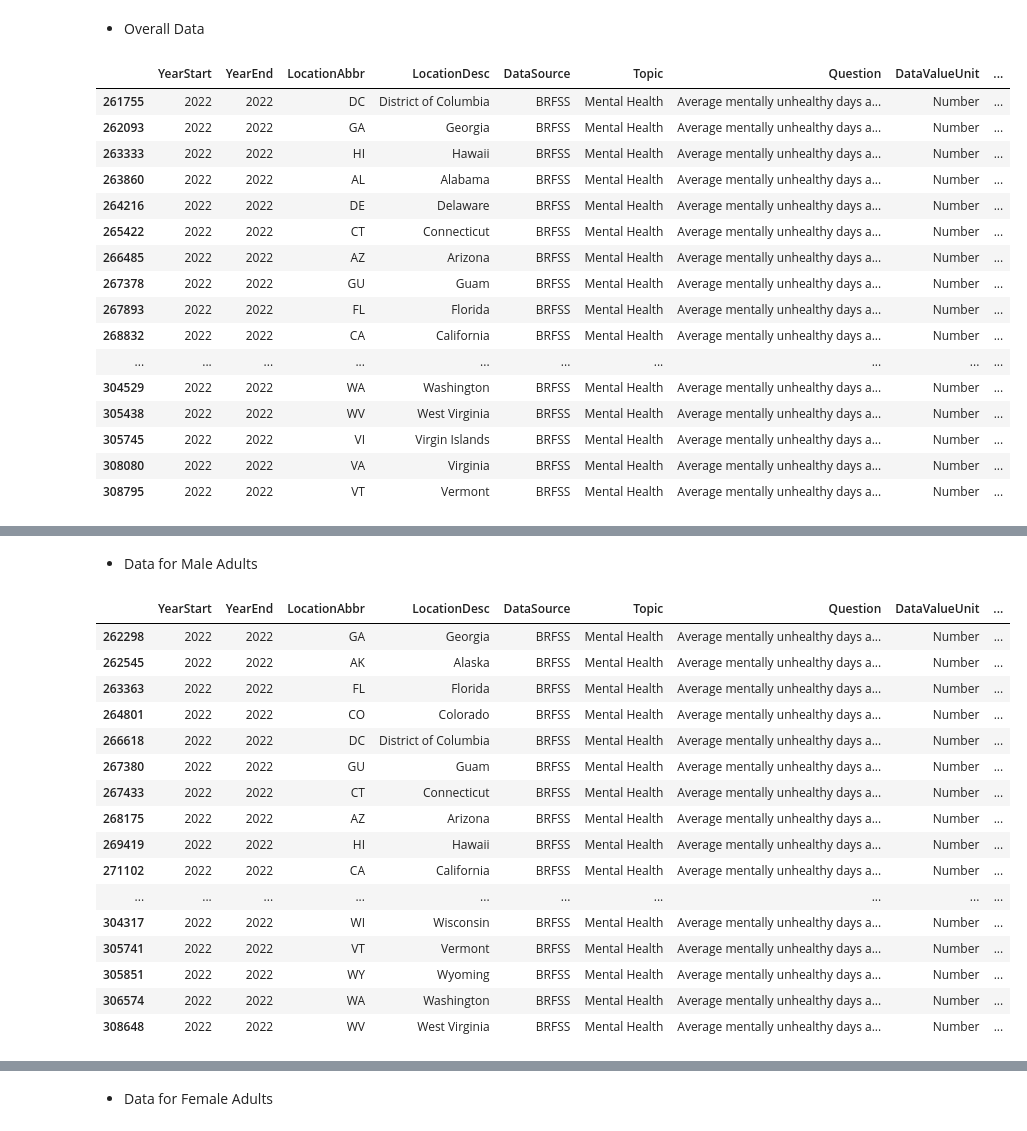
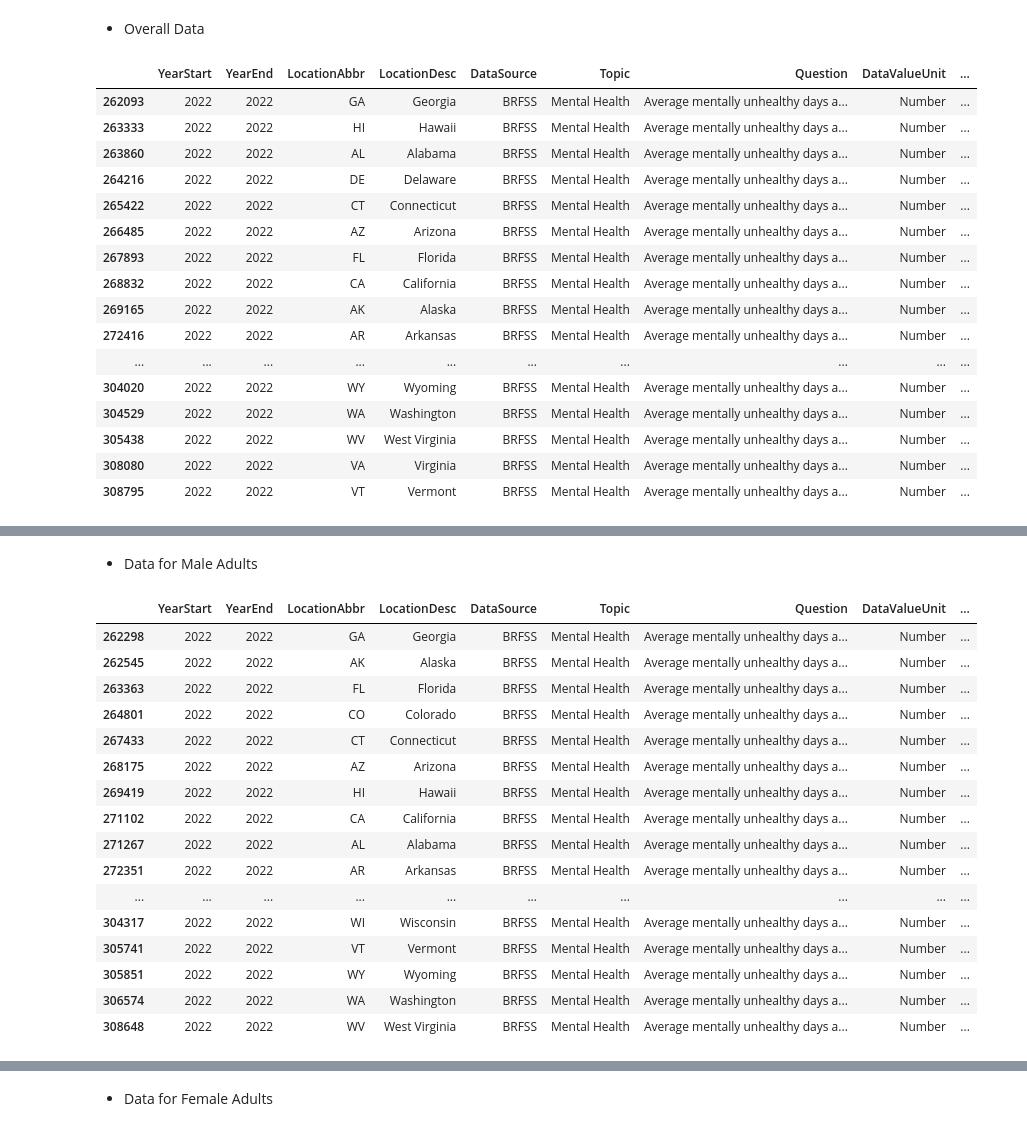
Before and after one commit to CameronStevens4/Data213-Final-Project---Cameron-Stevens, a Jupyter notebook: FinalProject.ipynb, the cells around one changed output, grey strips where cells are left out. Saved outputs shown, nothing was run; the diff lists cells and outputs as text; code cells hidden in the pictures.

Commit message:
Filtered out territories

```diff
--- a/FinalProject.ipynb
+++ b/FinalProject.ipynb
@@ -57,25 +57,27 @@ diseaseDF = diseaseDF.drop(columns = ['Response', 'DataValueFootnoteSymbol', 'Da
 # %%
 # Filter to show overall mean in the year 2022
 mentalHealthDF = diseaseDF[(diseaseDF['Question'] == 'Average mentally unhealthy days among adults')&\
     (diseaseDF['DataValueType'] == 'Crude Mean') & (diseaseDF['Stratification1'] == 'Overall')&\
     (diseaseDF['YearStart'] == 2022)]
+# Filter out Territories and Overall
+mentalHealthDF = mentalHealthDF.query("LocationAbbr not in ['GU', 'DC', 'VI', 'PR', 'US']")
 mentalHealthDF
 # %% [output]
 |  | YearStart | YearEnd | LocationAbbr | LocationDesc | DataSource | Topic | Question | DataValueUnit | ... |
-| 261755 | 2022 | 2022 | DC | District of Columbia | BRFSS | Mental Health | Average mentally unhealthy days a... | Number | ... |
 | 262093 | 2022 | 2022 | GA | Georgia | BRFSS | Mental Health | Average mentally unhealthy days a... | Number | ... |
 | 263333 | 2022 | 2022 | HI | Hawaii | BRFSS | Mental Health | Average mentally unhealthy days a... | Number | ... |
 | 263860 | 2022 | 2022 | AL | Alabama | BRFSS | Mental Health | Average mentally unhealthy days a... | Number | ... |
 | 264216 | 2022 | 2022 | DE | Delaware | BRFSS | Mental Health | Average mentally unhealthy days a... | Number | ... |
 | 265422 | 2022 | 2022 | CT | Connecticut | BRFSS | Mental Health | Average mentally unhealthy days a... | Number | ... |
 | 266485 | 2022 | 2022 | AZ | Arizona | BRFSS | Mental Health | Average mentally unhealthy days a... | Number | ... |
-| 267378 | 2022 | 2022 | GU | Guam | BRFSS | Mental Health | Average mentally unhealthy days a... | Number | ... |
 | 267893 | 2022 | 2022 | FL | Florida | BRFSS | Mental Health | Average mentally unhealthy days a... | Number | ... |
 | 268832 | 2022 | 2022 | CA | California | BRFSS | Mental Health | Average mentally unhealthy days a... | Number | ... |
+| 269165 | 2022 | 2022 | AK | Alaska | BRFSS | Mental Health | Average mentally unhealthy days a... | Number | ... |
+| 272416 | 2022 | 2022 | AR | Arkansas | BRFSS | Mental Health | Average mentally unhealthy days a... | Number | ... |
 | ... | ... | ... | ... | ... | ... | ... | ... | ... | ... |
+| 304020 | 2022 | 2022 | WY | Wyoming | BRFSS | Mental Health | Average mentally unhealthy days a... | Number | ... |
 | 304529 | 2022 | 2022 | WA | Washington | BRFSS | Mental Health | Average mentally unhealthy days a... | Number | ... |
 | 305438 | 2022 | 2022 | WV | West Virginia | BRFSS | Mental Health | Average mentally unhealthy days a... | Number | ... |
-| 305745 | 2022 | 2022 | VI | Virgin Islands | BRFSS | Mental Health | Average mentally unhealthy days a... | Number | ... |
 | 308080 | 2022 | 2022 | VA | Virginia | BRFSS | Mental Health | Average mentally unhealthy days a... | Number | ... |
 | 308795 | 2022 | 2022 | VT | Vermont | BRFSS | Mental Health | Average mentally unhealthy days a... | Number | ... |
 # %%
@@ -110,6 +112,8 @@ m # Display map
 mentalHealthMaleDF = diseaseDF[(diseaseDF['Question'] == 'Average mentally unhealthy days among adults')&\
     (diseaseDF['DataValueType'] == 'Crude Mean') & (diseaseDF['Stratification1'] == 'Male')&\
     (diseaseDF['YearStart'] == 2022)]
+# Filter out Territories and Overall
+mentalHealthMaleDF = mentalHealthMaleDF.query("LocationAbbr not in ['GU', 'DC', 'VI', 'PR', 'US']")
 mentalHealthMaleDF
 # %% [output]
 |  | YearStart | YearEnd | LocationAbbr | LocationDesc | DataSource | Topic | Question | DataValueUnit | ... |
@@ -117,12 +121,12 @@ mentalHealthMaleDF
 | 262545 | 2022 | 2022 | AK | Alaska | BRFSS | Mental Health | Average mentally unhealthy days a... | Number | ... |
 | 263363 | 2022 | 2022 | FL | Florida | BRFSS | Mental Health | Average mentally unhealthy days a... | Number | ... |
 | 264801 | 2022 | 2022 | CO | Colorado | BRFSS | Mental Health | Average mentally unhealthy days a... | Number | ... |
-| 266618 | 2022 | 2022 | DC | District of Columbia | BRFSS | Mental Health | Average mentally unhealthy days a... | Number | ... |
-| 267380 | 2022 | 2022 | GU | Guam | BRFSS | Mental Health | Average mentally unhealthy days a... | Number | ... |
 | 267433 | 2022 | 2022 | CT | Connecticut | BRFSS | Mental Health | Average mentally unhealthy days a... | Number | ... |
 | 268175 | 2022 | 2022 | AZ | Arizona | BRFSS | Mental Health | Average mentally unhealthy days a... | Number | ... |
 | 269419 | 2022 | 2022 | HI | Hawaii | BRFSS | Mental Health | Average mentally unhealthy days a... | Number | ... |
 | 271102 | 2022 | 2022 | CA | California | BRFSS | Mental Health | Average mentally unhealthy days a... | Number | ... |
+| 271267 | 2022 | 2022 | AL | Alabama | BRFSS | Mental Health | Average mentally unhealthy days a... | Number | ... |
+| 272351 | 2022 | 2022 | AR | Arkansas | BRFSS | Mental Health | Average mentally unhealthy days a... | Number | ... |
 | ... | ... | ... | ... | ... | ... | ... | ... | ... | ... |
 | 304317 | 2022 | 2022 | WI | Wisconsin | BRFSS | Mental Health | Average mentally unhealthy days a... | Number | ... |
 | 305741 | 2022 | 2022 | VT | Vermont | BRFSS | Mental Health | Average mentally unhealthy days a... | Number | ... |
```
Also changed, not shown: parts of 7 cells of this notebook.
